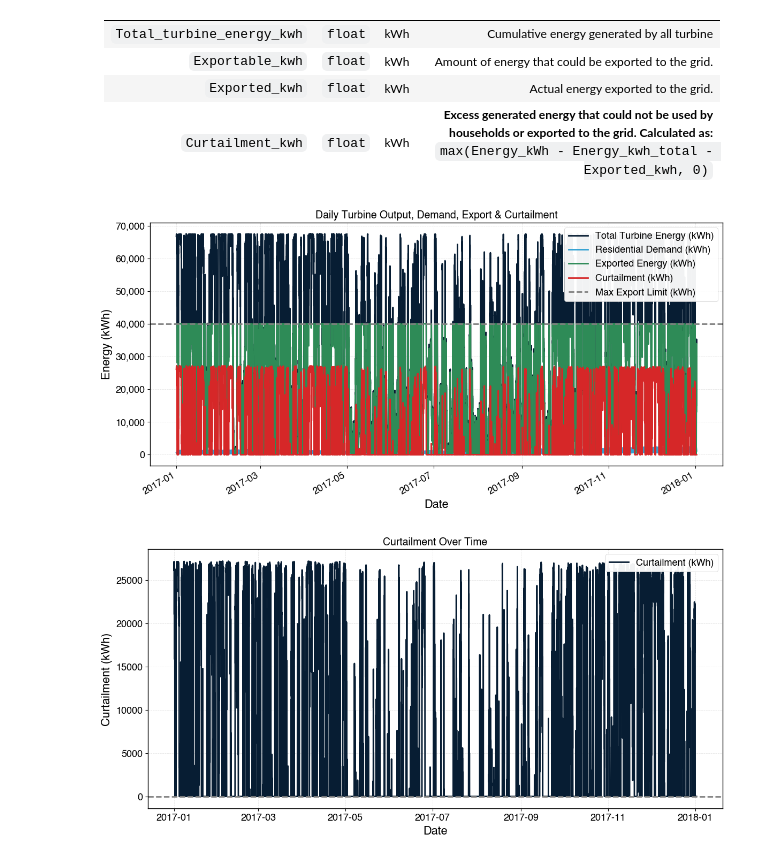
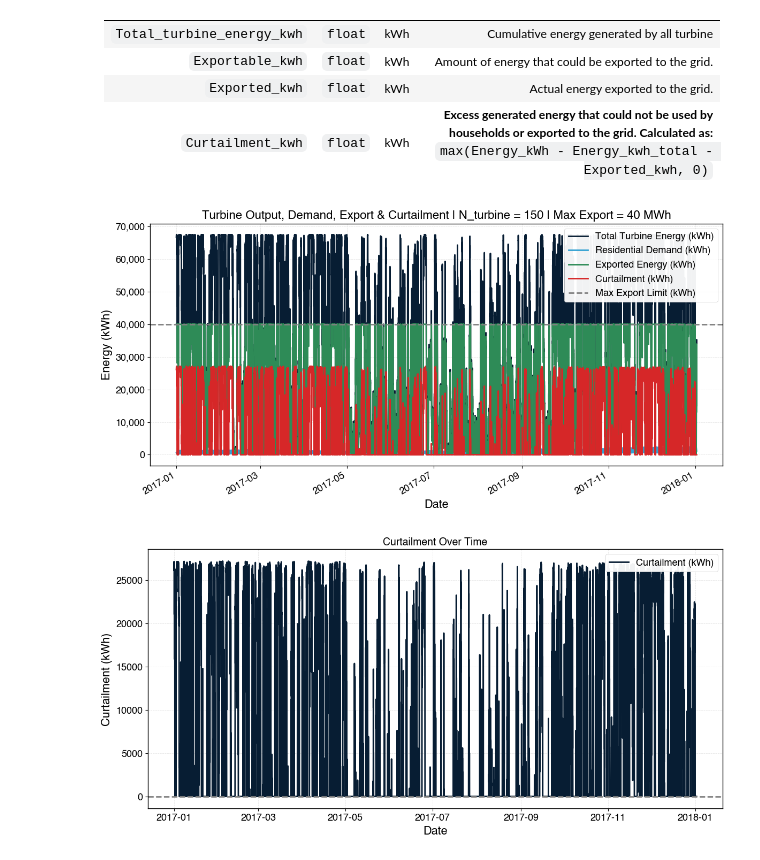
Before and after one commit to ryanabsar/AIB-Capstone-Project, a Jupyter notebook: 02_notebooks/95_Curtailment_Analysis.ipynb, the cells around one changed output. Saved outputs shown, nothing was run; the diff lists cells and outputs as text; code cells hidden in the pictures.

```diff
--- a/02_notebooks/95_Curtailment_Analysis.ipynb
+++ b/02_notebooks/95_Curtailment_Analysis.ipynb
@@ -129,26 +129,26 @@ New Column
 # %%
 # Plot
 fig, ax = plt.subplots(figsize=(12, 6))
 
 ax.plot(ts_combined.index, ts_combined['Total_turbine_energy_kwh'], '-', color='#071D33', label='Total Turbine Energy (kWh)')
 ax.plot(ts_combined.index, ts_combined['Energy_kwh_total'], '-', color='#32A1D2', label='Residential Demand (kWh)')
 ax.plot(ts_combined.index, ts_combined['Exported_kwh'], '-', color='#2E8B57', label='Exported Energy (kWh)')  # SeaGreen
 ax.plot(ts_combined.index, ts_combined['Curtailment_kwh'], '-', color='#D62728', label='Curtailment (kWh)')  # Red
 ax.axhline(y=Max_export_kwh, color='gray', linestyle='--', label='Max Export Limit (kWh)')
 
-ax.set_title('Daily Turbine Output, Demand, Export & Curtailment')
+ax.set_title(f'Turbine Output, Demand, Export & Curtailment | N_turbine = {N_turbine} | Max Export = {Max_export} MWh', fontsize=16)
 
 # Format y-axis with comma-separated thousands
 ax.yaxis.set_major_formatter(StrMethodFormatter('{x:,.0f}'))
 
 ax.set_xlabel('Date')
 ax.set_ylabel('Energy (kWh)')
 ax.legend()
 fig.autofmt_xdate()
 plt.tight_layout()
 plt.show()
 # %% [output]
-[figure, old version]
+[figure, new version]
 # %%
 # Plot Curtailment
 plt.figure(figsize=(12, 6))
```
